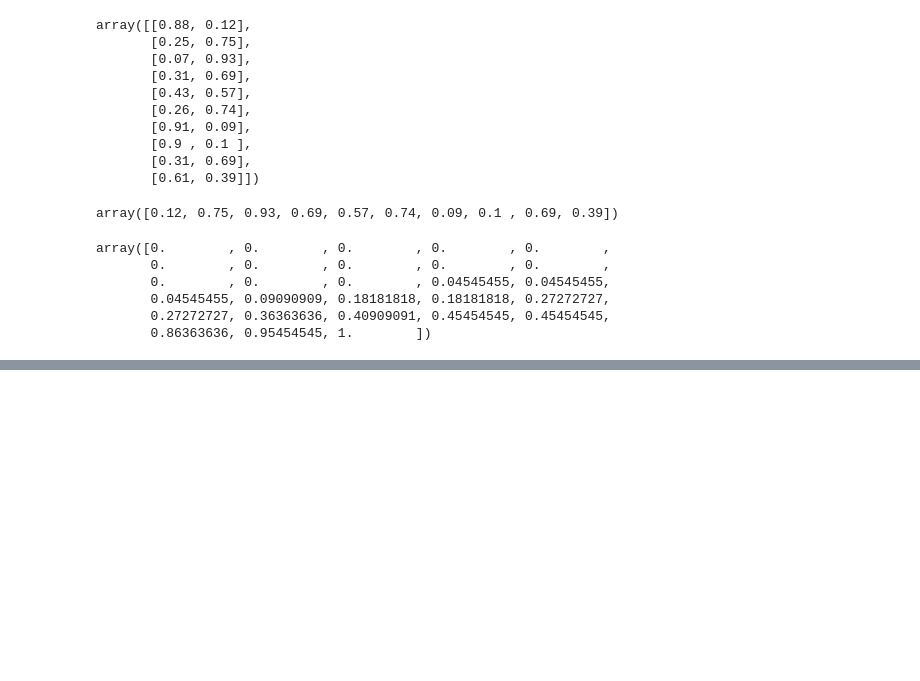
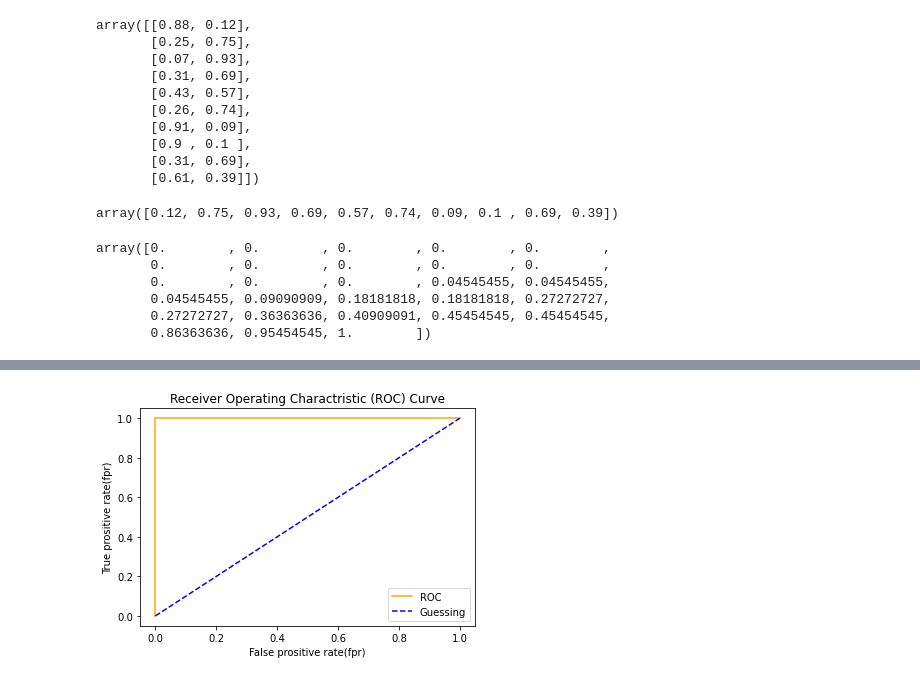
Before and after one commit to GKPSingh/M4D23, a Jupyter notebook: Scikit-Learn.ipynb, the cells around one changed output, grey strips where cells are left out. Drawn from its saved outputs; the diff is of its cells as text; code cells hidden in the pictures; blank space fills up the shorter version.

```diff
--- a/Scikit-Learn.ipynb
+++ b/Scikit-Learn.ipynb
@@ -850,0 +872,6 @@ array([0.        , 0.        , 0.        , 0.        , 0.        ,
+# %%
+# Plot perfect ROC curve and AUC score
+fpr, tpr, thresholds  = roc_curve(y_test, y_test)
+plot_roc_curve(fpr, tpr)
+# %% [output]
+[figure, added]
```
Also changed, not shown: parts of 12 cells of this notebook, 1 other file.
